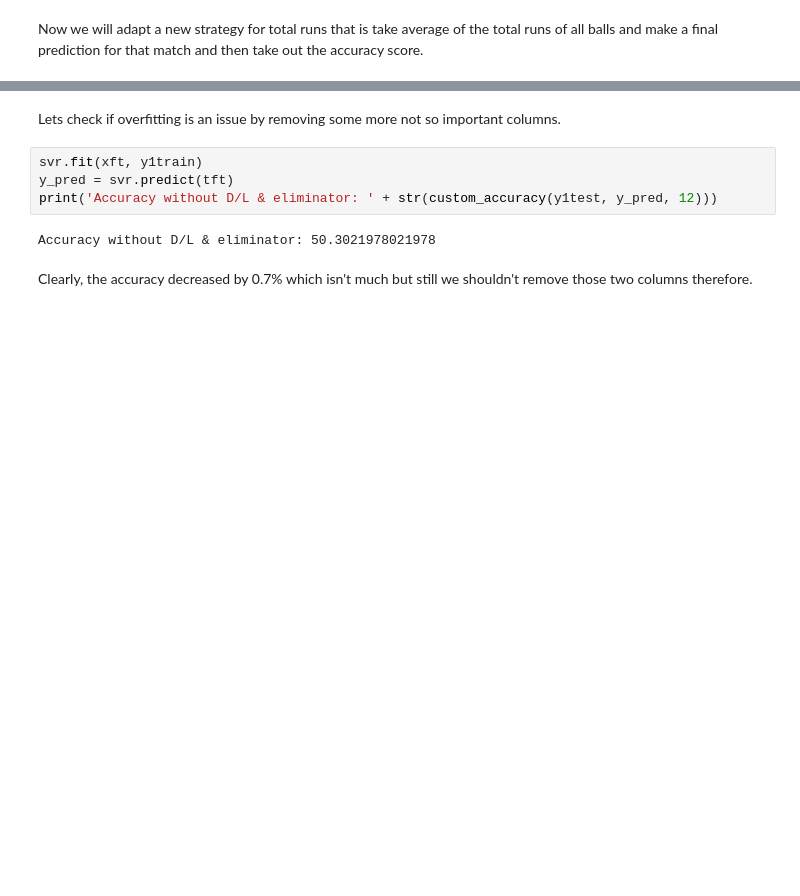
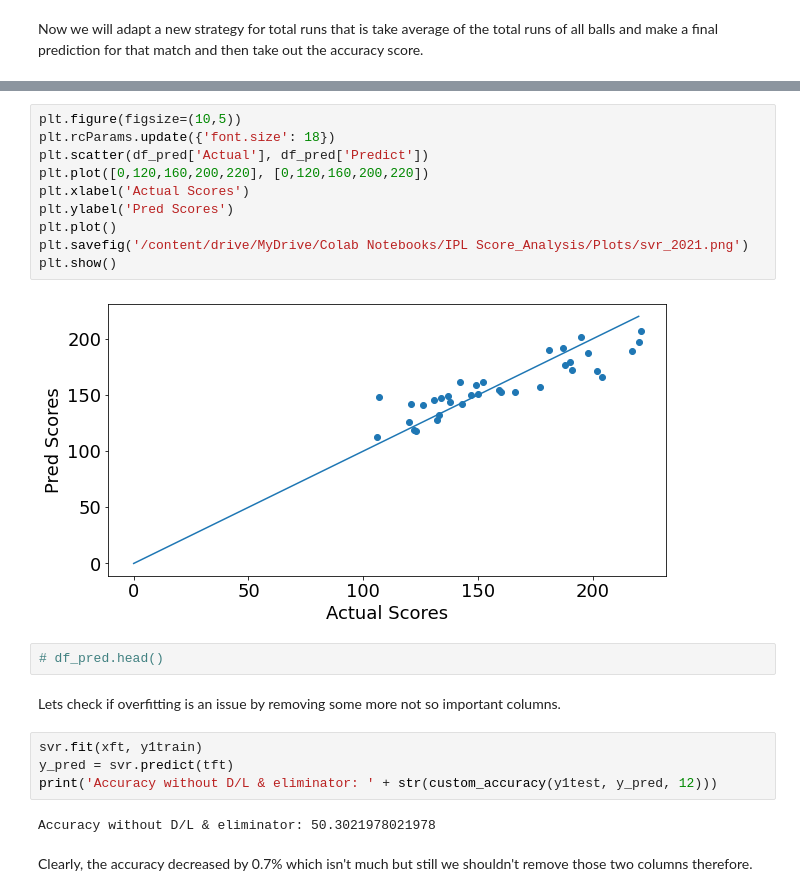
Before and after one commit to UtkarshAIITB/IPL-Data-Analysis, a Jupyter notebook: ML_models.ipynb, the cells around one changed output, grey strips where cells are left out. Saved outputs shown, nothing was run; the diff lists cells and outputs as text; blank space fills up the shorter version.

```diff
--- a/ML_models.ipynb
+++ b/ML_models.ipynb
@@ -543,3 +573,17 @@ new_strat(y_pred, yt1)
+# %%
+plt.figure(figsize=(10,5))
+plt.rcParams.update({'font.size': 18})
+plt.scatter(df_pred['Actual'], df_pred['Predict'])
+plt.plot([0,120,160,200,220], [0,120,160,200,220])
+plt.xlabel('Actual Scores')
+plt.ylabel('Pred Scores')
+plt.plot()
+plt.savefig('/content/drive/MyDrive/Colab Notebooks/IPL Score_Analysis/Plots/svr_2021.png')
+plt.show()
+# %% [output]
+[figure, added]
+# %%
+# df_pred.head()
 # %% [markdown]
 Lets check if overfitting is an issue by removing some more not so important columns.
 # %%
```
Also changed, not shown: parts of 21 cells of this notebook.
